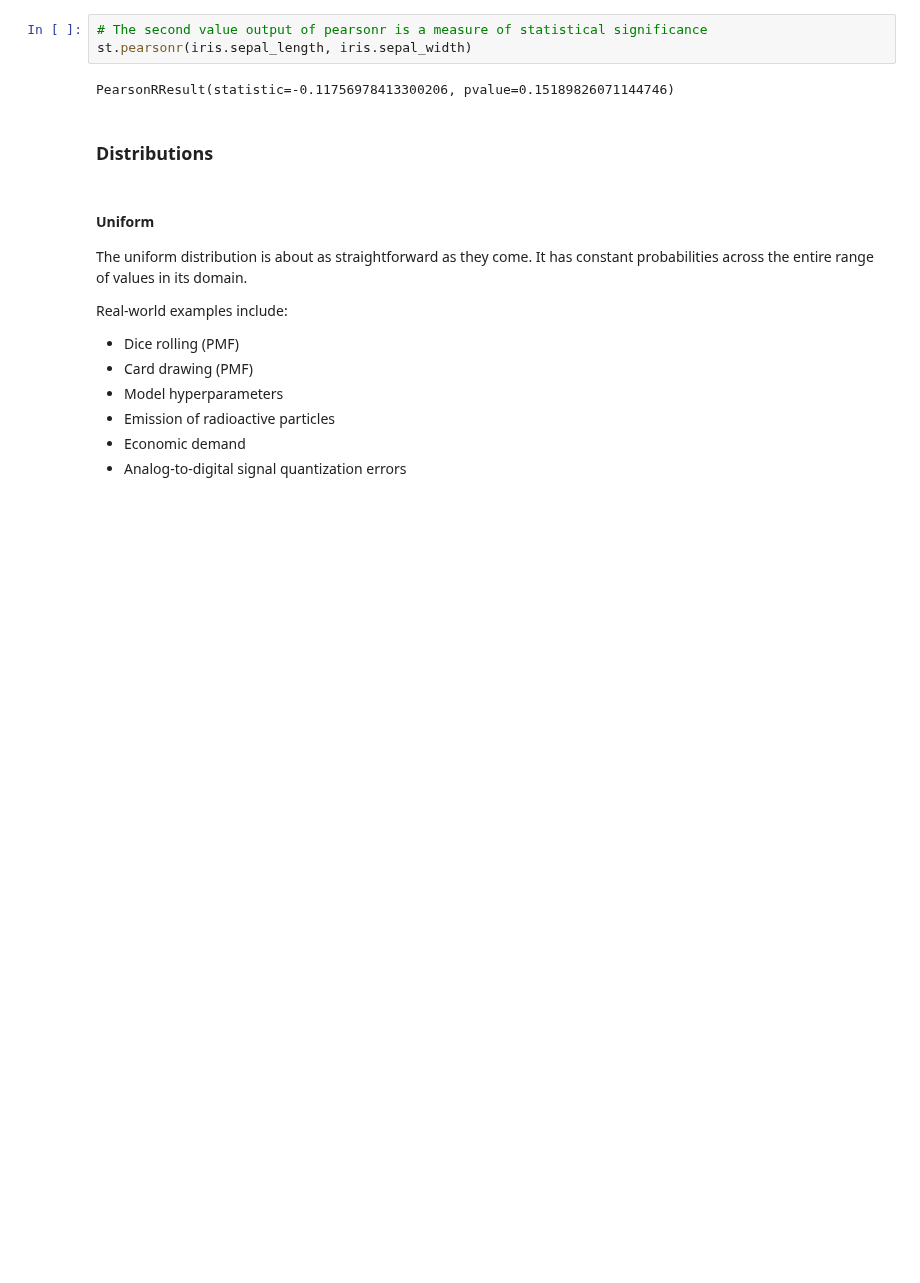
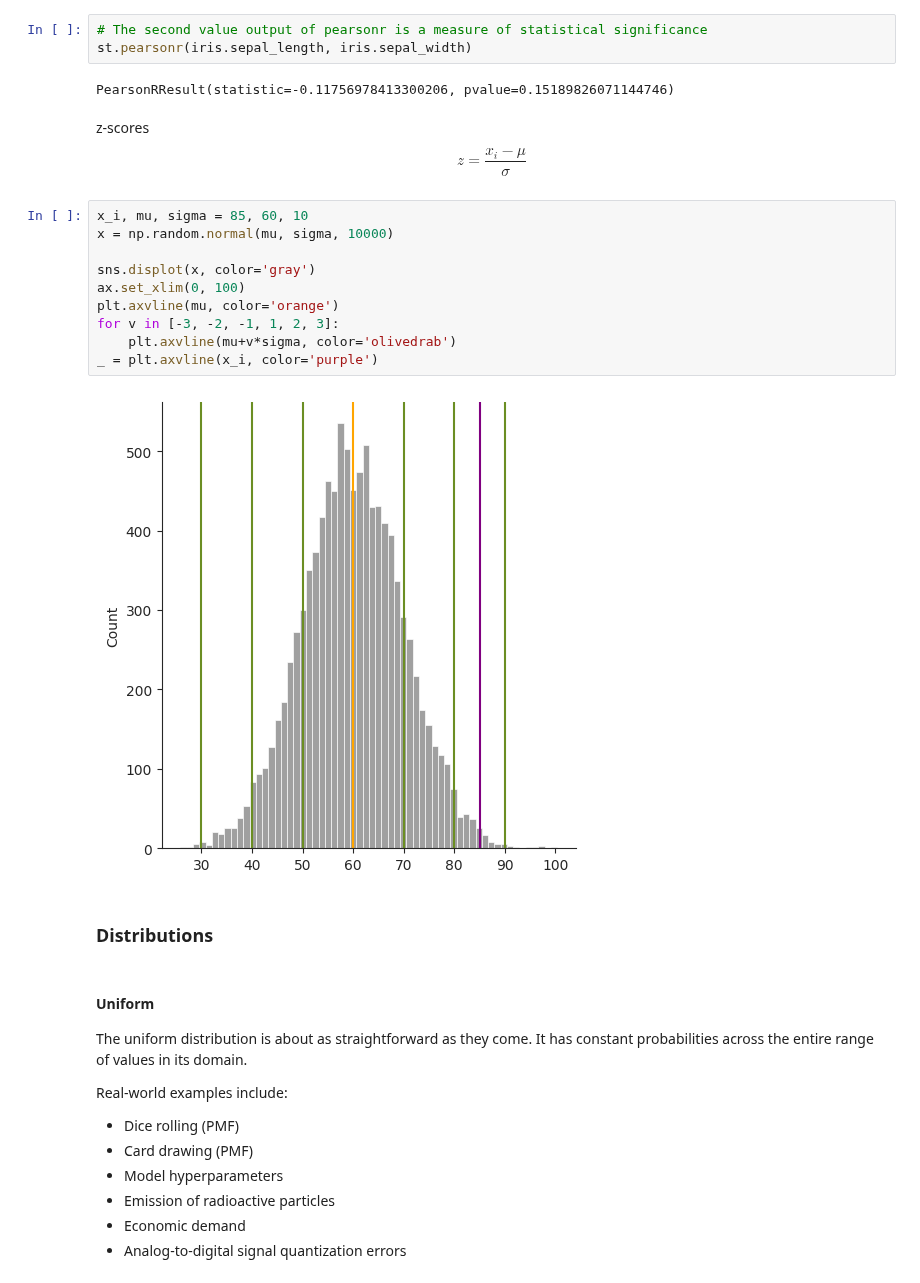
Before and after one commit to cyrus2281/notes, a Jupyter notebook: Math/Statistics.ipynb, the cells around one changed output. Drawn from its saved outputs; the diff is of its cells as text; blank space fills up the shorter version.

```diff
--- a/Math/Statistics.ipynb
+++ b/Math/Statistics.ipynb
@@ -1861,6 +1947,21 @@ cov / (sigma_x * sigma_y)
 st.pearsonr(iris.sepal_length, iris.sepal_width)
 # %% [output]
 PearsonRResult(statistic=-0.11756978413300206, pvalue=0.15189826071144746)
+# %% [markdown]
+z-scores
+$$ z = \frac{x_i-\mu}{\sigma} $$
+# %%
+x_i, mu, sigma = 85, 60, 10
+x = np.random.normal(mu, sigma, 10000)
+
+sns.displot(x, color='gray')
+ax.set_xlim(0, 100)
+plt.axvline(mu, color='orange')
+for v in [-3, -2, -1, 1, 2, 3]:
+    plt.axvline(mu+v*sigma, color='olivedrab')
+_ = plt.axvline(x_i, color='purple')
+# %% [output]
+[figure, added]
 # %% [markdown]
 ### Distributions
 # %% [markdown]
```
Also changed, not shown: parts of 17 cells of this notebook.
